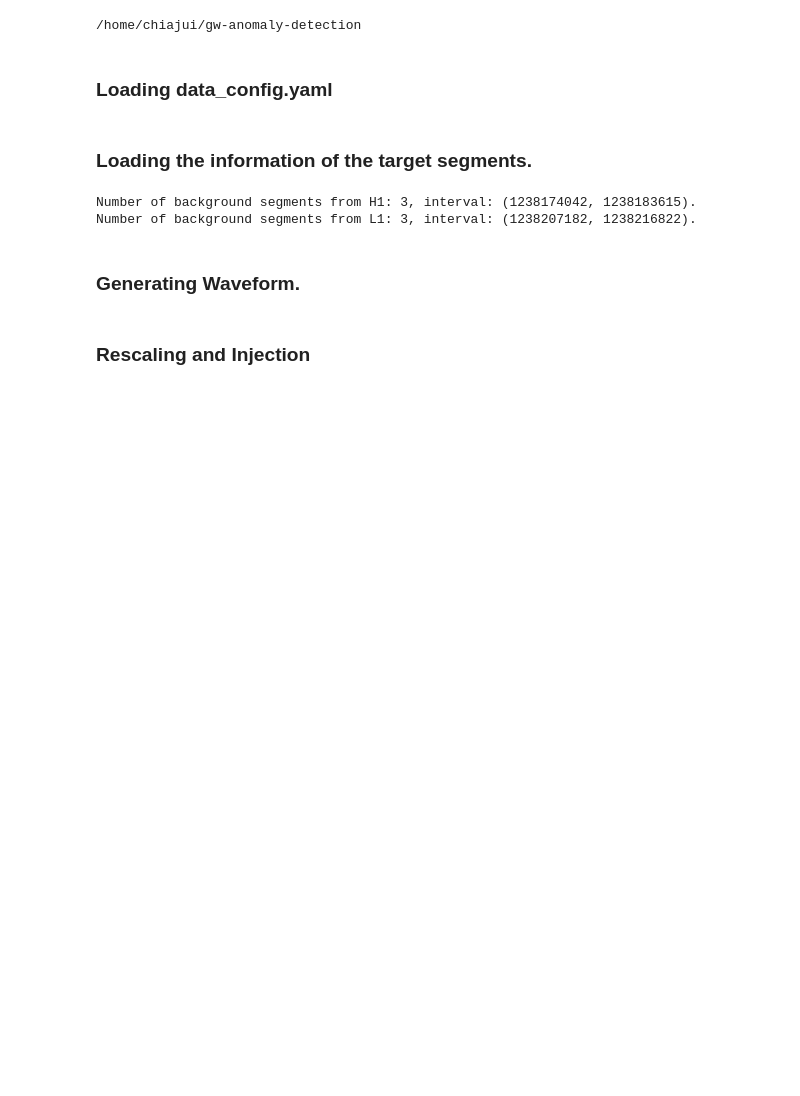
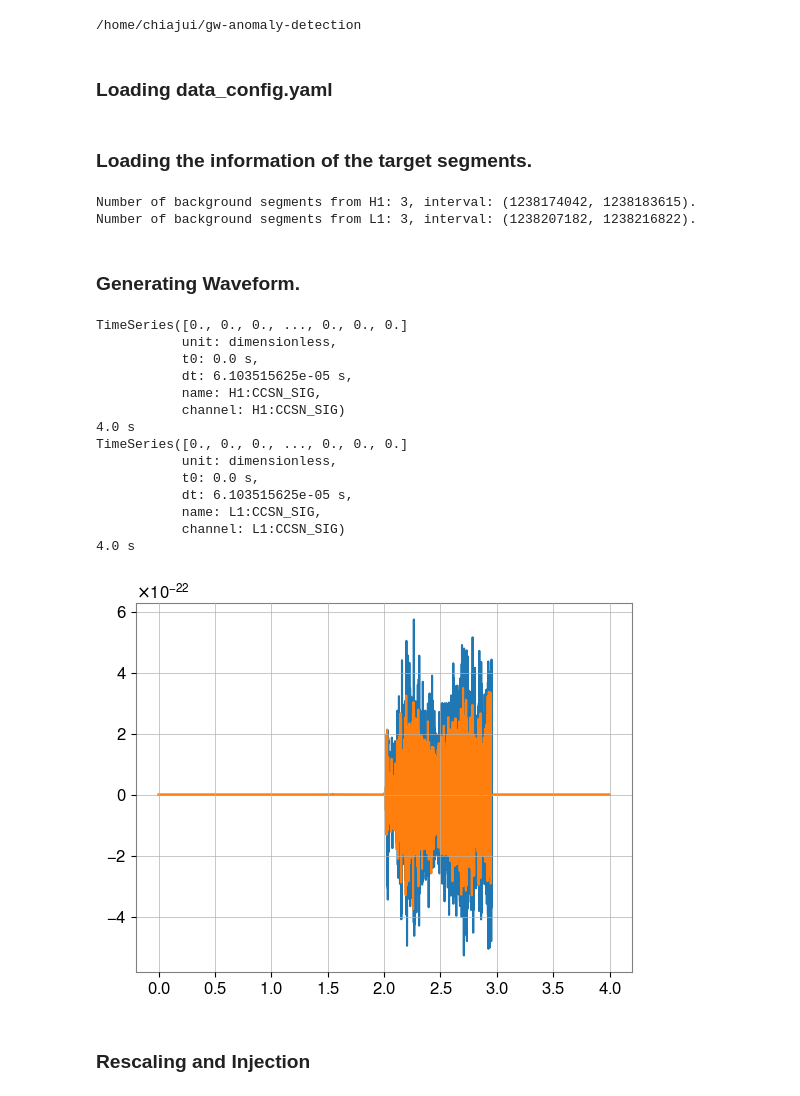
Before and after one commit to GWGASF/gw-anomaly-detection, a Jupyter notebook: test.ipynb, the cells around one changed output. Saved outputs shown, nothing was run; the diff lists cells and outputs as text; code cells hidden in the pictures; blank space fills up the shorter version.

```diff
--- a/test.ipynb
+++ b/test.ipynb
@@ -67,3 +153,29 @@ waveforms, params = wav.generate_waveforms(
+# %%
+id = 1
+print(waveforms[id]['H1'])
+print(waveforms[id]['H1'].duration)
+print(waveforms[id]['L1'])
+print(waveforms[id]['L1'].duration)
+plt.figure()
+plt.plot(waveforms[id]['H1'])
+plt.plot(waveforms[id]['L1'])
+plt.show()
+# %% [output]
+TimeSeries([0., 0., 0., ..., 0., 0., 0.]
+           unit: dimensionless,
+           t0: 0.0 s,
+           dt: 6.103515625e-05 s,
+           name: H1:CCSN_SIG,
+           channel: H1:CCSN_SIG)
+4.0 s
+TimeSeries([0., 0., 0., ..., 0., 0., 0.]
+           unit: dimensionless,
+           t0: 0.0 s,
+           dt: 6.103515625e-05 s,
+           name: L1:CCSN_SIG,
+           channel: L1:CCSN_SIG)
+4.0 s
+[figure, added]
 # %% [markdown]
 ### Rescaling and Injection
 # %%
```
Also changed, not shown: parts of 5 cells of this notebook, 1 other file.
